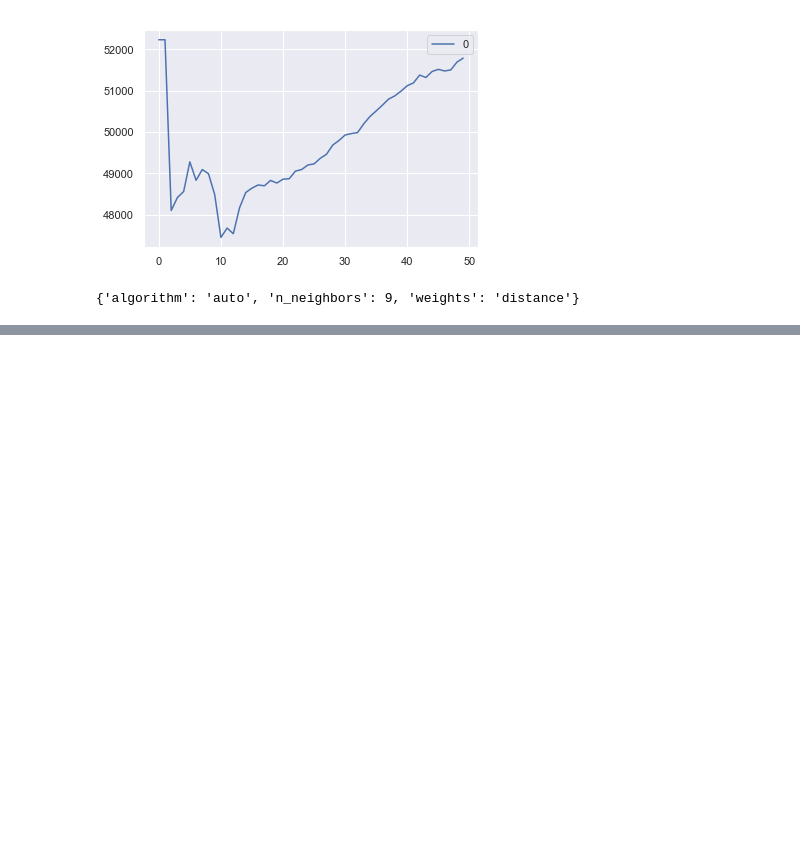
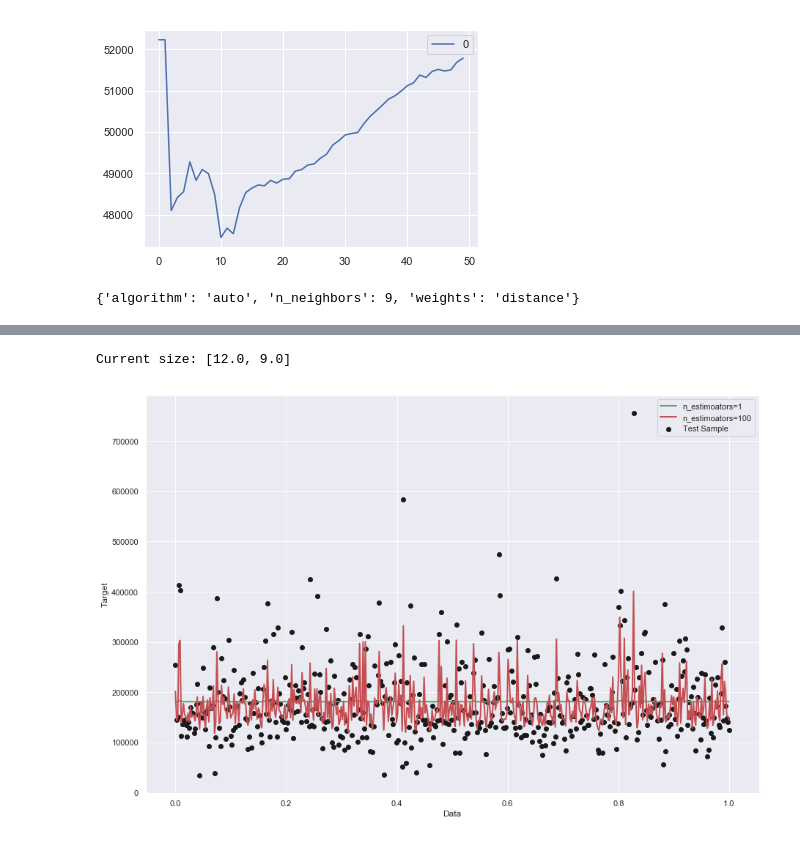
Before and after one commit to vivekkr970/MachineLearn, a Jupyter notebook: HousePricePrediction/Kaggle_House_Price_Prediction.ipynb, the cells around one changed output, grey strips where cells are left out. Cells and saved outputs as stored; diff of their text form; code cells hidden in the pictures; blank space fills up the shorter version.

```diff
--- a/HousePricePrediction/Kaggle_House_Price_Prediction.ipynb
+++ b/HousePricePrediction/Kaggle_House_Price_Prediction.ipynb
@@ -1017,0 +1244,23 @@ model.best_params_
+# %%
+# Get current size
+fig_size = plt.rcParams["figure.figsize"]
+
+# Prints: [6.0, 4.0]
+print ("Current size:", fig_size)
+
+# Set figure width to 12 and height to 9
+fig_size[0] = 15
+fig_size[1] = 10
+plt.rcParams["figure.figsize"] = fig_size
+
+#compare final model with intial model
+plt.scatter(np.linspace(0, 1, 482, endpoint=True),y_test,c="k",label="Test Sample")
+plt.plot(np.linspace(0, 1, 482, endpoint=True),y_pred1,c="g",label="n_estimoators=1",linewidth=2)
+plt.plot(np.linspace(0, 1, 482, endpoint=True),y_pred2,c="r",label="n_estimoators=100",linewidth=2)
+plt.xlabel('Data')
+plt.ylabel('Target')
+plt.legend()
+plt.show()
+# %% [output]
+Current size: [12.0, 9.0]
+[figure, added]
```
Also changed, not shown: parts of 16 cells of this notebook.
